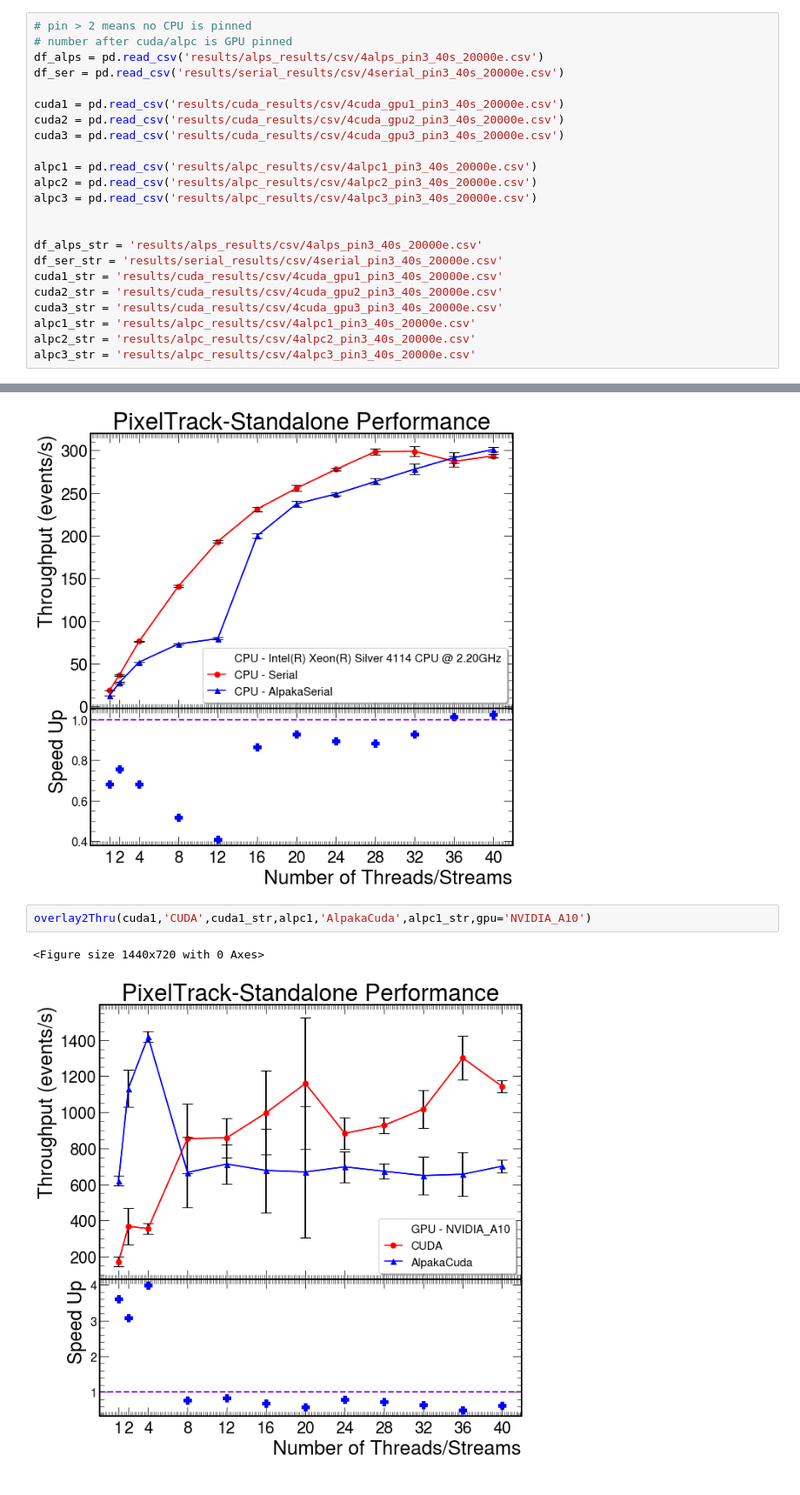
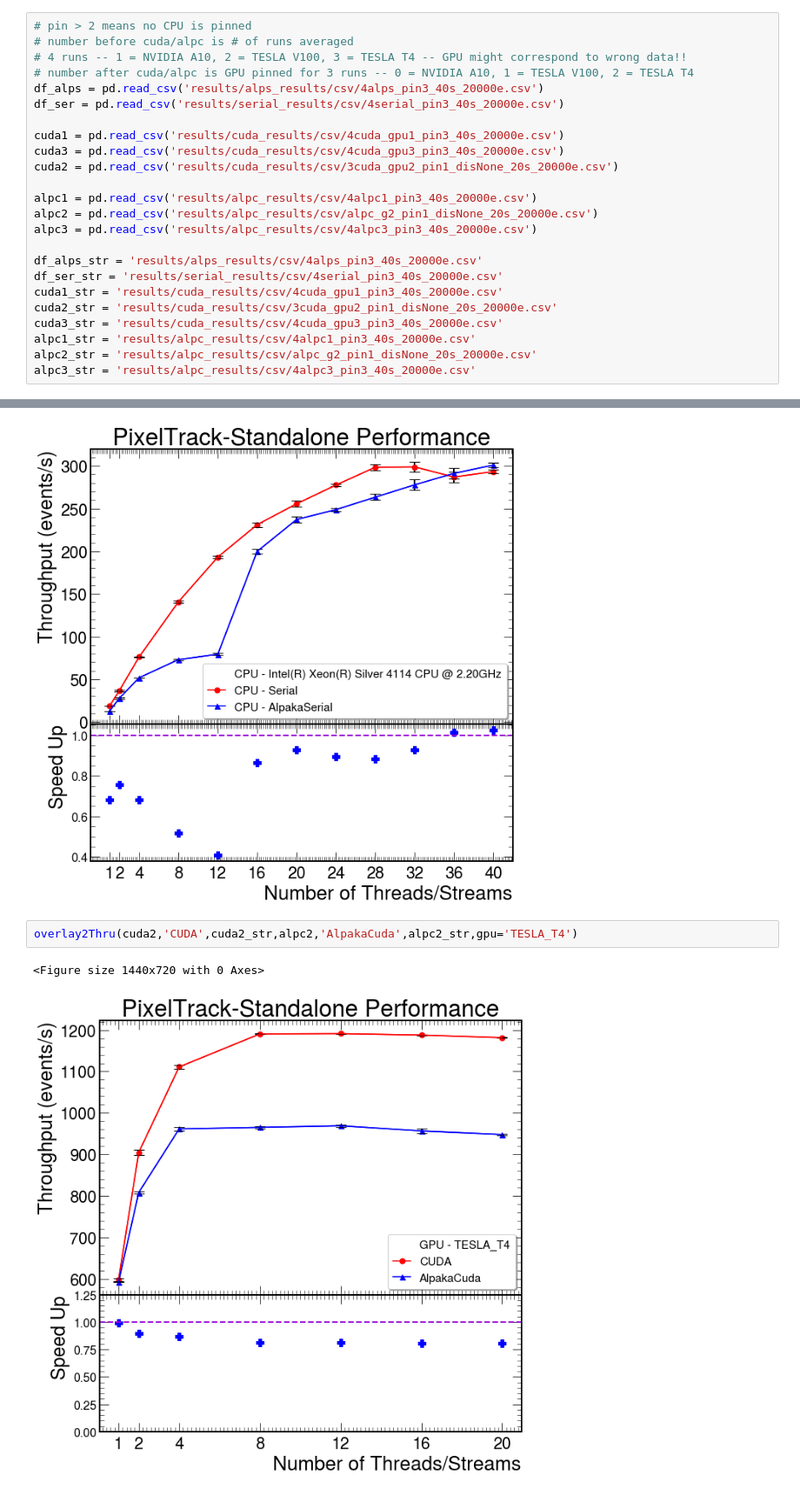
Before and after one commit to pfudolig/pixeltrack-standalone, a Jupyter notebook: overlay_plots.ipynb, the cells around one changed output, grey strips where cells are left out. Shown at 87% size. Drawn from its saved outputs; the diff is of its cells as text.

Commit message:
3 run plots

```diff
--- a/overlay_plots.ipynb
+++ b/overlay_plots.ipynb
@@ -21,26 +16,27 @@ mlog = 'results/multiple_results/multiple_log.txt'
 mpng = 'results/multiple_results/'
 # %%
 # pin > 2 means no CPU is pinned
-# number after cuda/alpc is GPU pinned
+# number before cuda/alpc is # of runs averaged
+# 4 runs -- 1 = NVIDIA A10, 2 = TESLA V100, 3 = TESLA T4 -- GPU might correspond to wrong data!!
+# number after cuda/alpc is GPU pinned for 3 runs -- 0 = NVIDIA A10, 1 = TESLA V100, 2 = TESLA T4
 df_alps = pd.read_csv('results/alps_results/csv/4alps_pin3_40s_20000e.csv')
 df_ser = pd.read_csv('results/serial_results/csv/4serial_pin3_40s_20000e.csv')
 
 cuda1 = pd.read_csv('results/cuda_results/csv/4cuda_gpu1_pin3_40s_20000e.csv')
-cuda2 = pd.read_csv('results/cuda_results/csv/4cuda_gpu2_pin3_40s_20000e.csv')
 cuda3 = pd.read_csv('results/cuda_results/csv/4cuda_gpu3_pin3_40s_20000e.csv')
+cuda2 = pd.read_csv('results/cuda_results/csv/3cuda_gpu2_pin1_disNone_20s_20000e.csv')
 
 alpc1 = pd.read_csv('results/alpc_results/csv/4alpc1_pin3_40s_20000e.csv')
-alpc2 = pd.read_csv('results/alpc_results/csv/4alpc2_pin3_40s_20000e.csv')
+alpc2 = pd.read_csv('results/alpc_results/csv/alpc_g2_pin1_disNone_20s_20000e.csv')
 alpc3 = pd.read_csv('results/alpc_results/csv/4alpc3_pin3_40s_20000e.csv')
-
 
 df_alps_str = 'results/alps_results/csv/4alps_pin3_40s_20000e.csv'
 df_ser_str = 'results/serial_results/csv/4serial_pin3_40s_20000e.csv'
 cuda1_str = 'results/cuda_results/csv/4cuda_gpu1_pin3_40s_20000e.csv'
-cuda2_str = 'results/cuda_results/csv/4cuda_gpu2_pin3_40s_20000e.csv'
+cuda2_str = 'results/cuda_results/csv/3cuda_gpu2_pin1_disNone_20s_20000e.csv'
 cuda3_str = 'results/cuda_results/csv/4cuda_gpu3_pin3_40s_20000e.csv'
 alpc1_str = 'results/alpc_results/csv/4alpc1_pin3_40s_20000e.csv'
-alpc2_str = 'results/alpc_results/csv/4alpc2_pin3_40s_20000e.csv'
+alpc2_str = 'results/alpc_results/csv/alpc_g2_pin1_disNone_20s_20000e.csv'
 alpc3_str = 'results/alpc_results/csv/4alpc3_pin3_40s_20000e.csv'
 # %%
 ## TESTING RATIO ERROR BARS
@@ -360,7 +355,7 @@ overlay2Thru(df_ser,'Serial',df_ser_str,df_alps,'AlpakaSerial',df_alps_str,pin='
 <Figure size 1440x720 with 0 Axes>
 [figure]
 # %%
-overlay2Thru(cuda1,'CUDA',cuda1_str,alpc1,'AlpakaCuda',alpc1_str,gpu='NVIDIA_A10')
+overlay2Thru(cuda2,'CUDA',cuda2_str,alpc2,'AlpakaCuda',alpc2_str,gpu='TESLA_T4')
 # %% [output]
 <Figure size 1440x720 with 0 Axes>
-[figure, old version]
+[figure, new version]
```
Also changed, not shown: parts of 3 cells of this notebook, 6 other files.
